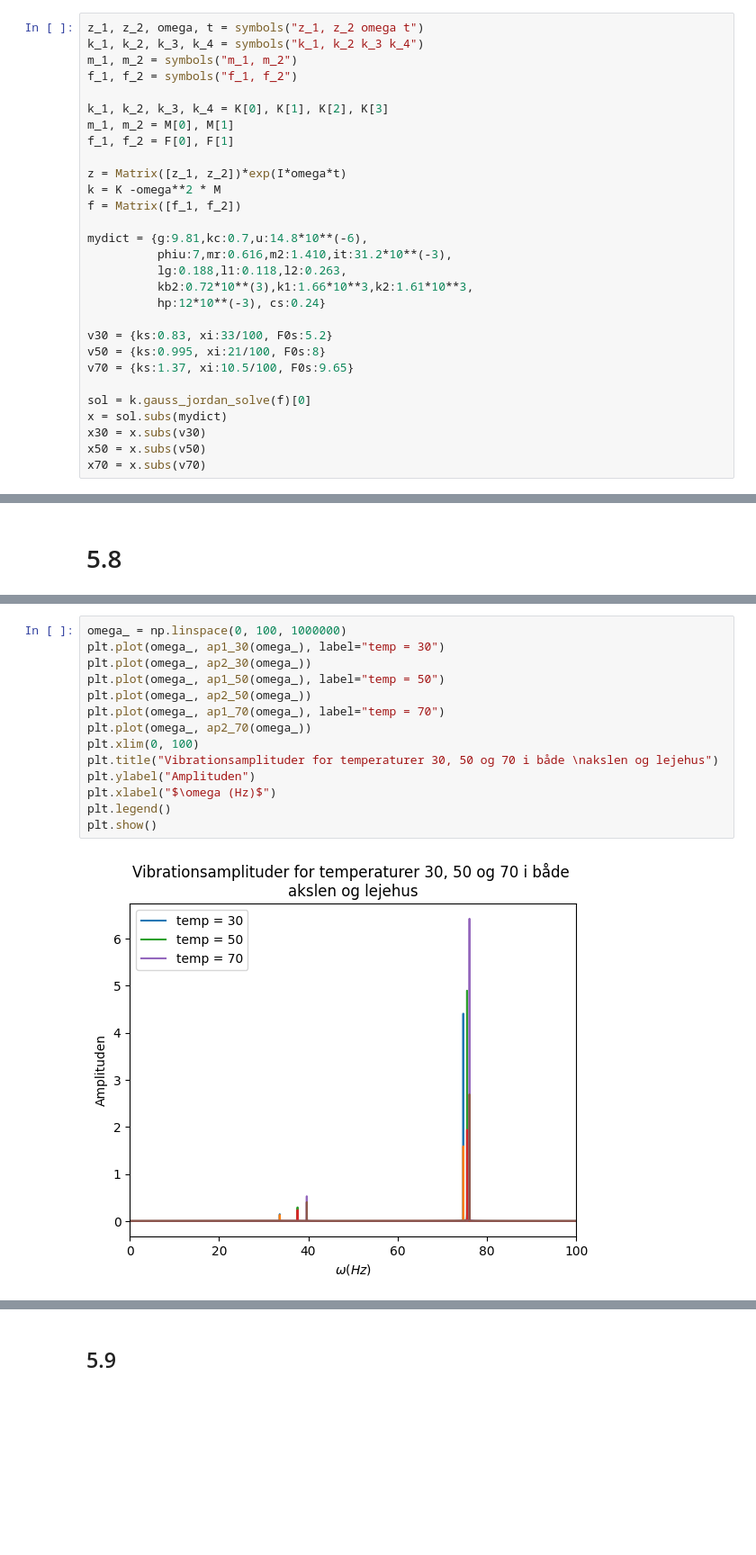
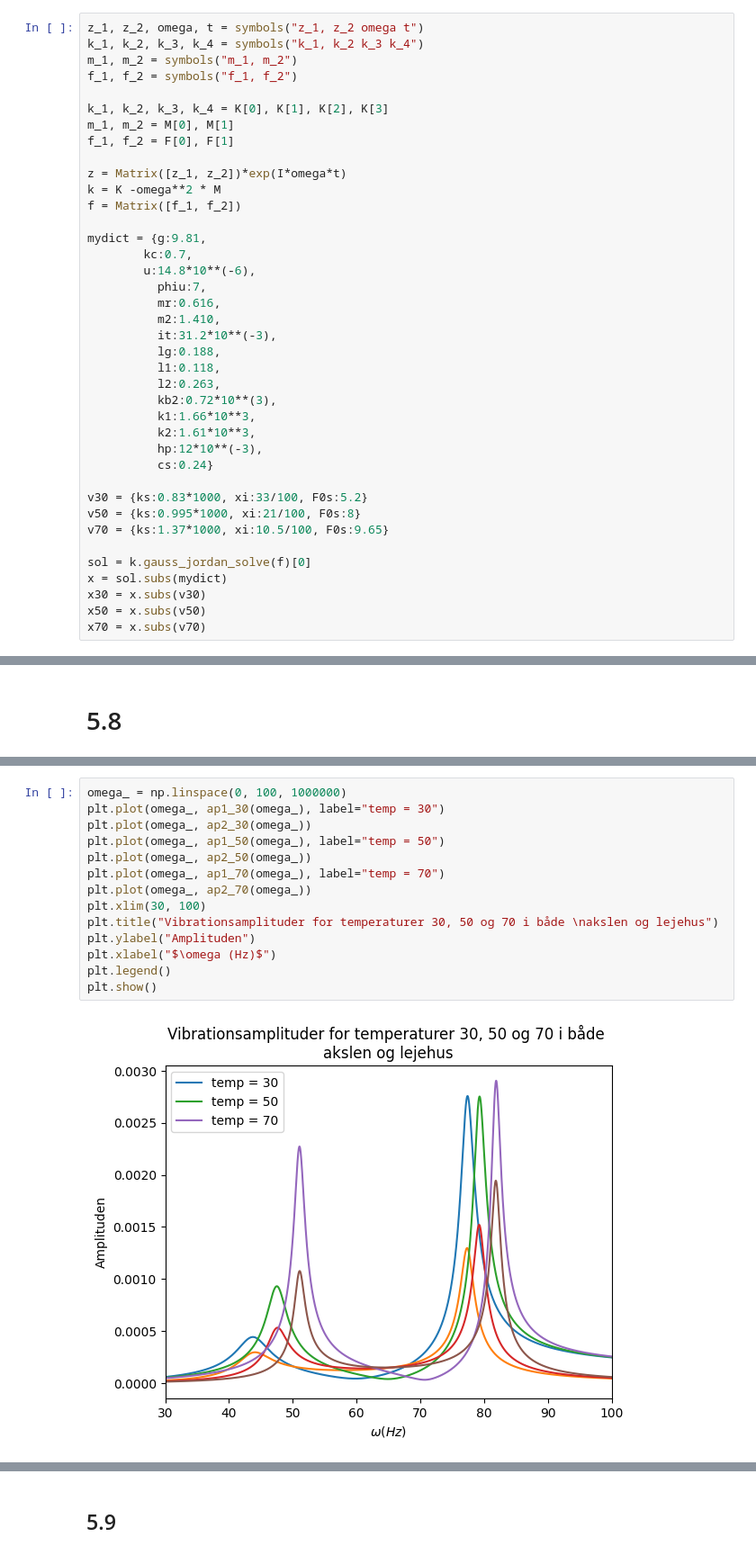
Before and after one commit to Apros7/Mat1Project, a Jupyter notebook: Opg 5.6 + 5.7 + 5.8.ipynb, the cells around one changed output, grey strips where cells are left out. Shown at 90% size. Drawn from its saved outputs; the diff is of its cells as text; blank space fills up the shorter version.

```diff
--- a/Opg 5.6 + 5.7 + 5.8.ipynb
+++ b/Opg 5.6 + 5.7 + 5.8.ipynb
@@ -27,15 +27,25 @@ z = Matrix([z_1, z_2])*exp(I*omega*t)
 k = K -omega**2 * M
 f = Matrix([f_1, f_2])
 
-mydict = {g:9.81,kc:0.7,u:14.8*10**(-6),
-          phiu:7,mr:0.616,m2:1.410,it:31.2*10**(-3),
-          lg:0.188,l1:0.118,l2:0.263,
-          kb2:0.72*10**(3),k1:1.66*10**3,k2:1.61*10**3,
-          hp:12*10**(-3), cs:0.24}
+mydict = {g:9.81,
+        kc:0.7,
+        u:14.8*10**(-6),
+          phiu:7,
+          mr:0.616,
+          m2:1.410,
+          it:31.2*10**(-3),
+          lg:0.188,
+          l1:0.118,
+          l2:0.263,
+          kb2:0.72*10**(3),
+          k1:1.66*10**3,
+          k2:1.61*10**3,
+          hp:12*10**(-3),
+          cs:0.24}
 
-v30 = {ks:0.83, xi:33/100, F0s:5.2}
-v50 = {ks:0.995, xi:21/100, F0s:8}
-v70 = {ks:1.37, xi:10.5/100, F0s:9.65}
+v30 = {ks:0.83*1000, xi:33/100, F0s:5.2}
+v50 = {ks:0.995*1000, xi:21/100, F0s:8}
+v70 = {ks:1.37*1000, xi:10.5/100, F0s:9.65}
 
 sol = k.gauss_jordan_solve(f)[0]
 x = sol.subs(mydict)
@@ -276,16 +284,16 @@ plt.show()
 # %%
 omega_ = np.linspace(0, 100, 1000000)
 plt.plot(omega_, ap1_30(omega_), label="temp = 30")
 plt.plot(omega_, ap2_30(omega_))
 plt.plot(omega_, ap1_50(omega_), label="temp = 50")
 plt.plot(omega_, ap2_50(omega_))
 plt.plot(omega_, ap1_70(omega_), label="temp = 70")
 plt.plot(omega_, ap2_70(omega_))
-plt.xlim(0, 100)
+plt.xlim(30, 100)
 plt.title("Vibrationsamplituder for temperaturer 30, 50 og 70 i både \nakslen og lejehus")
 plt.ylabel("Amplituden")
 plt.xlabel("$\omega (Hz)$")
 plt.legend()
 plt.show()
 # %% [output]
-[figure, old version]
+[figure, new version]
```
Also changed, not shown: parts of 13 cells of this notebook.
